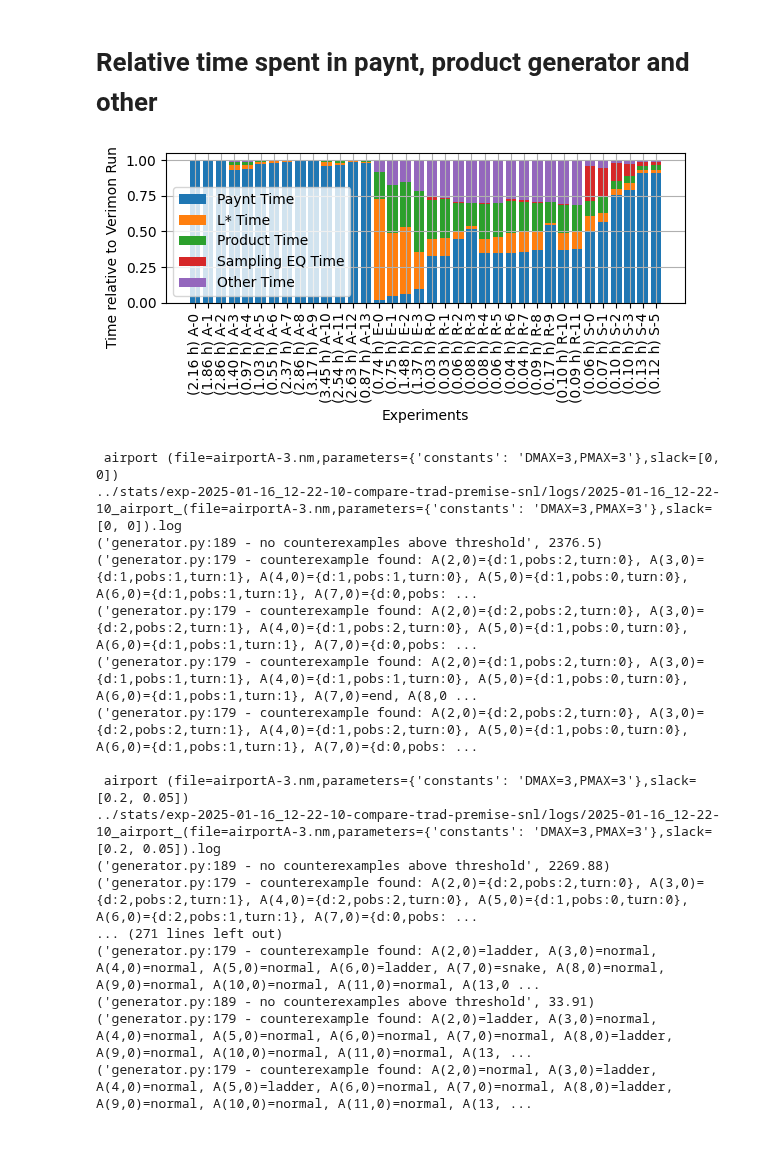
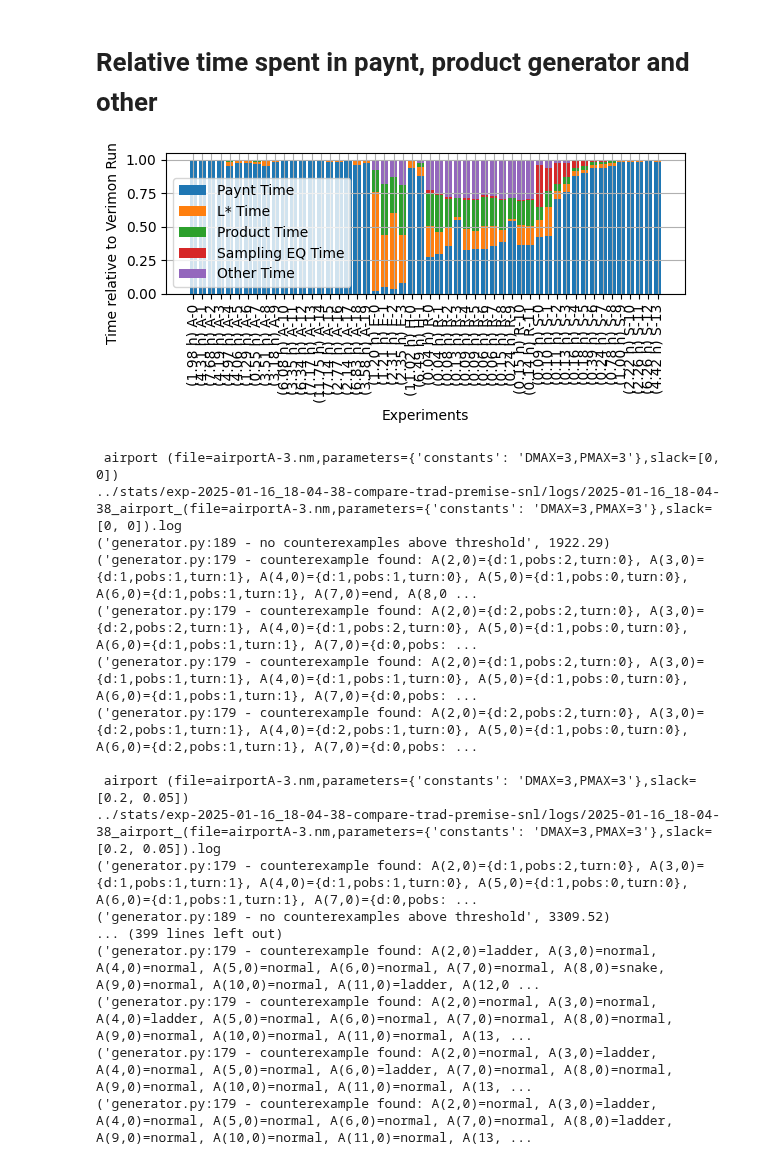
Before and after one commit to lukovdm/monitor-conformence, a Jupyter notebook: notebooks/Analysis.ipynb, the cells around one changed output. Drawn from its saved outputs; the diff is of its cells as text; code cells hidden in the pictures.

Commit message:
New figures

```diff
--- a/notebooks/Analysis.ipynb
+++ b/notebooks/Analysis.ipynb
@@ -5,7 +5,7 @@
 %load_ext autoreload
 from verimon.analysis import *
 
-experiment_dir = "../stats/exp-2025-01-16_12-22-10-compare-trad-premise-snl"
+experiment_dir = "../stats/exp-2025-01-16_18-04-38-compare-trad-premise-snl"
 experiment_data = load_experiment_data(experiment_dir)
 
 symbols, colors = add_symbol_color(experiment_data)
@@ -446,7 +450,7 @@ else:
         for data in filtered_data
     ]
 
-plt.figure(figsize=(6, 3))
+plt.figure(figsize=(7, 3))
 index = range(len(filtered_data))
 bottom = np.zeros(len(filtered_data))
 
@@ -455,34 +459,34 @@ plt.bar(index, paynt_times, label="Paynt Time")
 bottom += paynt_times
 plt.bar(index, lstar_times, bottom=bottom, label="L* Time")
 bottom += lstar_times
 plt.bar(index, product_times, bottom=bottom, label="Product Time")
 bottom += product_times
 plt.bar(
     index,
     eq_times,
     bottom=bottom,
     label="Sampling EQ Time",
 )
 bottom += eq_times
 plt.bar(
     index,
     other_times,
     bottom=bottom,
     label="Other Time",
 )
 
 plt.xlabel("Experiments")
 plt.ylabel("Time relative to Verimon Run Time")
 plt.xticks(index, experiment_names, rotation=90)
 plt.legend()
 
 plt.tight_layout()
 plt.grid()
 if save_figures:
     plt.savefig(f"{save_path}/verimon_times.pgf", bbox_inches="tight")
 plt.show()
 # %% [output]
-[figure, old version]
+[figure, new version]
 # %%
 from verimon.analysis import runtime_from_logs
 
@@ -498,19 +502,19 @@ for data in experiment_data:
         )
 # %% [output]
  airport (file=airportA-3.nm,parameters={'constants': 'DMAX=3,PMAX=3'},slack=[0, 0])
-../stats/exp-2025-01-16_12-22-10-compare-trad-premise-snl/logs/2025-01-16_12-22-10_airport_(file=airportA-3.nm,parameters={'constants': 'DMAX=3,PMAX=3'},slack=[0, 0]).log
-('generator.py:189 - no counterexamples above threshold', 2376.5)
-('generator.py:179 - counterexample found: A(2,0)={d:1,pobs:2,turn:0}, A(3,0)={d:1,pobs:1,turn:1}, A(4,0)={d:1,pobs:1,turn:0}, A(5,0)={d:1,pobs:0,turn:0}, A(6,0)={d:1,pobs:1,turn:1}, A(7,0)={d:0,pobs: ...
-('generator.py:179 - counterexample found: A(2,0)={d:2,pobs:2,turn:0}, A(3,0)={d:2,pobs:2,turn:1}, A(4,0)={d:1,pobs:2,turn:0}, A(5,0)={d:1,pobs:0,turn:0}, A(6,0)={d:1,pobs:1,turn:1}, A(7,0)={d:0,pobs: ...
+../stats/exp-2025-01-16_18-04-38-compare-trad-premise-snl/logs/2025-01-16_18-04-38_airport_(file=airportA-3.nm,parameters={'constants': 'DMAX=3,PMAX=3'},slack=[0, 0]).log
+('generator.py:189 - no counterexamples above threshold', 1922.29)
 ('generator.py:179 - counterexample found: A(2,0)={d:1,pobs:2,turn:0}, A(3,0)={d:1,pobs:1,turn:1}, A(4,0)={d:1,pobs:1,turn:0}, A(5,0)={d:1,pobs:0,turn:0}, A(6,0)={d:1,pobs:1,turn:1}, A(7,0)=end, A(8,0 ...
 ('generator.py:179 - counterexample found: A(2,0)={d:2,pobs:2,turn:0}, A(3,0)={d:2,pobs:2,turn:1}, A(4,0)={d:1,pobs:2,turn:0}, A(5,0)={d:1,pobs:0,turn:0}, A(6,0)={d:1,pobs:1,turn:1}, A(7,0)={d:0,pobs: ...
+('generator.py:179 - counterexample found: A(2,0)={d:1,pobs:2,turn:0}, A(3,0)={d:1,pobs:1,turn:1}, A(4,0)={d:1,pobs:1,turn:0}, A(5,0)={d:1,pobs:0,turn:0}, A(6,0)={d:1,pobs:1,turn:1}, A(7,0)={d:0,pobs: ...
+('generator.py:179 - counterexample found: A(2,0)={d:2,pobs:2,turn:0}, A(3,0)={d:2,pobs:1,turn:1}, A(4,0)={d:2,pobs:1,turn:0}, A(5,0)={d:1,pobs:0,turn:0}, A(6,0)={d:2,pobs:1,turn:1}, A(7,0)={d:0,pobs: ...
 
  airport (file=airportA-3.nm,parameters={'constants': 'DMAX=3,PMAX=3'},slack=[0.2, 0.05])
-../stats/exp-2025-01-16_12-22-10-compare-trad-premise-snl/logs/2025-01-16_12-22-10_airport_(file=airportA-3.nm,parameters={'constants': 'DMAX=3,PMAX=3'},slack=[0.2, 0.05]).log
-('generator.py:189 - no counterexamples above threshold', 2269.88)
-('generator.py:179 - counterexample found: A(2,0)={d:2,pobs:2,turn:0}, A(3,0)={d:2,pobs:2,turn:1}, A(4,0)={d:2,pobs:2,turn:0}, A(5,0)={d:1,pobs:0,turn:0}, A(6,0)={d:2,pobs:1,turn:1}, A(7,0)={d:0,pobs: ...
-... (271 lines left out)
-('generator.py:179 - counterexample found: A(2,0)=ladder, A(3,0)=normal, A(4,0)=normal, A(5,0)=normal, A(6,0)=ladder, A(7,0)=snake, A(8,0)=normal, A(9,0)=normal, A(10,0)=normal, A(11,0)=normal, A(13,0 ...
-('generator.py:189 - no counterexamples above threshold', 33.91)
-('generator.py:179 - counterexample found: A(2,0)=ladder, A(3,0)=normal, A(4,0)=normal, A(5,0)=normal, A(6,0)=normal, A(7,0)=normal, A(8,0)=ladder, A(9,0)=normal, A(10,0)=normal, A(11,0)=normal, A(13, ...
-('generator.py:179 - counterexample found: A(2,0)=normal, A(3,0)=ladder, A(4,0)=normal, A(5,0)=ladder, A(6,0)=normal, A(7,0)=normal, A(8,0)=ladder, A(9,0)=normal, A(10,0)=normal, A(11,0)=normal, A(13, ...
+../stats/exp-2025-01-16_18-04-38-compare-trad-premise-snl/logs/2025-01-16_18-04-38_airport_(file=airportA-3.nm,parameters={'constants': 'DMAX=3,PMAX=3'},slack=[0.2, 0.05]).log
+('generator.py:179 - counterexample found: A(2,0)={d:1,pobs:2,turn:0}, A(3,0)={d:1,pobs:1,turn:1}, A(4,0)={d:1,pobs:1,turn:0}, A(5,0)={d:1,pobs:0,turn:0}, A(6,0)={d:1,pobs:1,turn:1}, A(7,0)={d:0,pobs: ...
+('generator.py:189 - no counterexamples above threshold', 3309.52)
+... (399 lines left out)
+('generator.py:179 - counterexample found: A(2,0)=ladder, A(3,0)=normal, A(4,0)=normal, A(5,0)=normal, A(6,0)=normal, A(7,0)=normal, A(8,0)=snake, A(9,0)=normal, A(10,0)=normal, A(11,0)=ladder, A(12,0 ...
+('generator.py:179 - counterexample found: A(2,0)=normal, A(3,0)=normal, A(4,0)=ladder, A(5,0)=normal, A(6,0)=normal, A(7,0)=normal, A(8,0)=normal, A(9,0)=normal, A(10,0)=normal, A(11,0)=normal, A(13, ...
+('generator.py:179 - counterexample found: A(2,0)=normal, A(3,0)=ladder, A(4,0)=normal, A(5,0)=normal, A(6,0)=ladder, A(7,0)=normal, A(8,0)=normal, A(9,0)=normal, A(10,0)=normal, A(11,0)=normal, A(13, ...
+('generator.py:179 - counterexample found: A(2,0)=normal, A(3,0)=ladder, A(4,0)=normal, A(5,0)=normal, A(6,0)=normal, A(7,0)=normal, A(8,0)=ladder, A(9,0)=normal, A(10,0)=normal, A(11,0)=normal, A(13, ...
```
Also changed, not shown: parts of 8 cells of this notebook, 14 other files.
